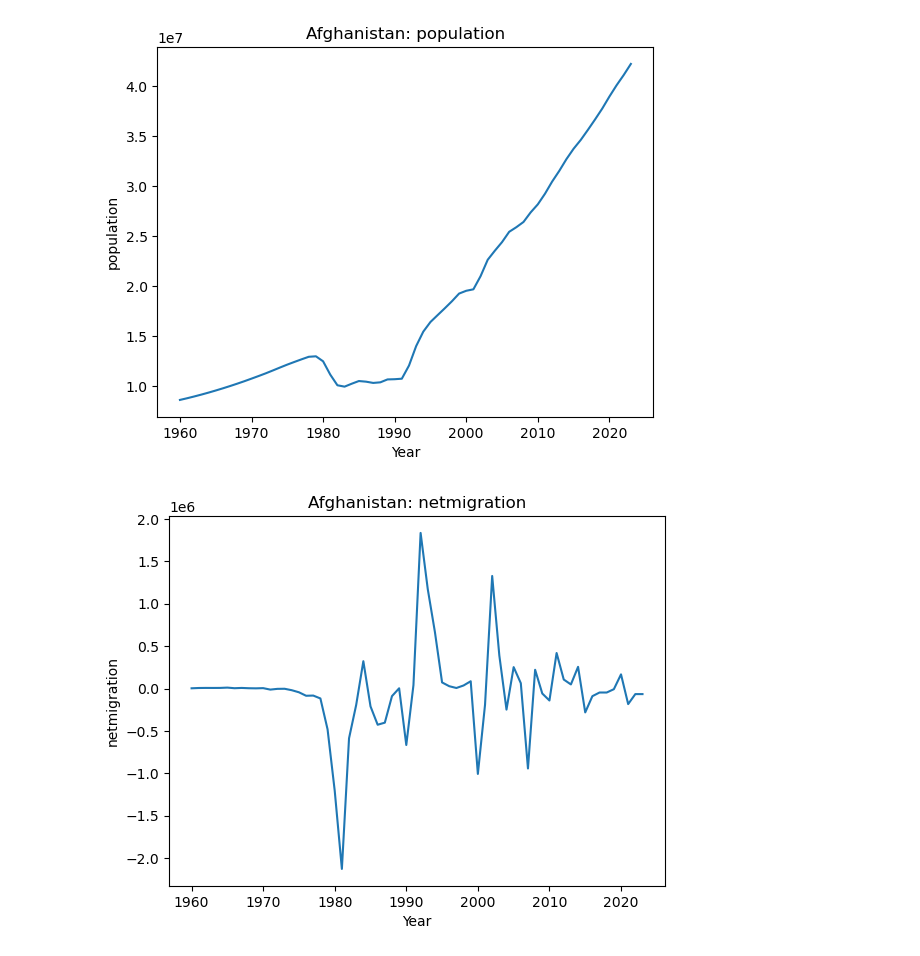
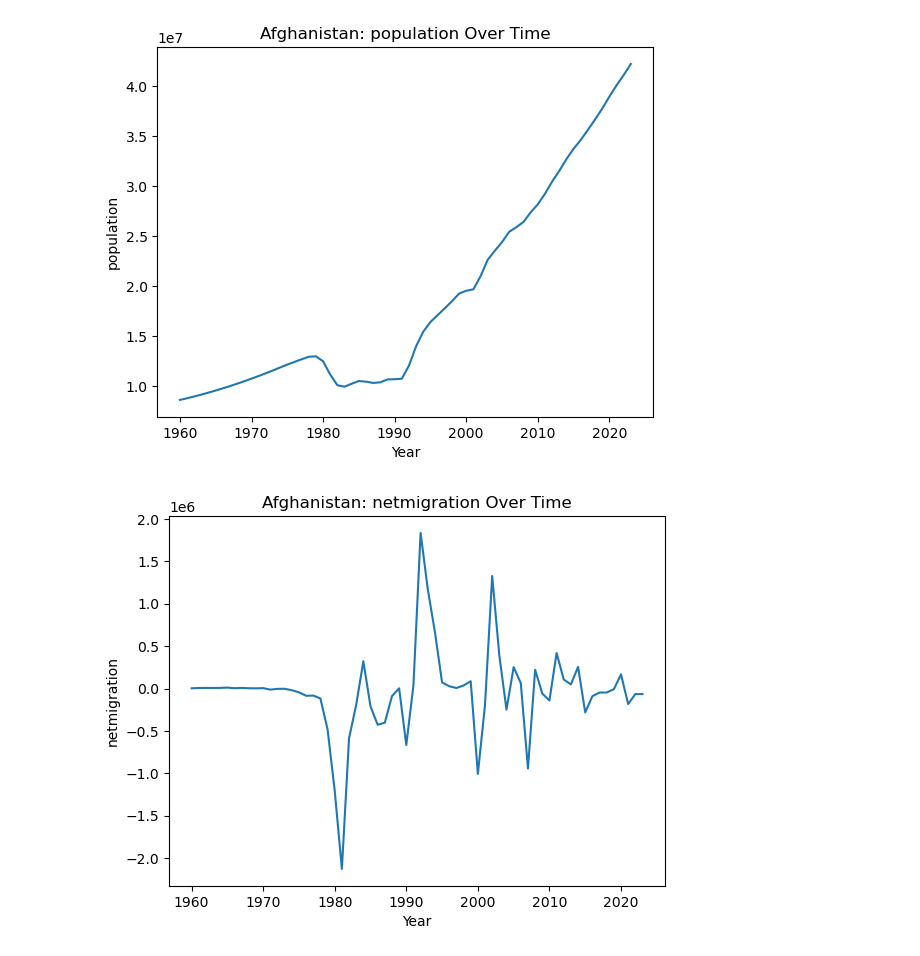
Before and after one commit to 3028Bikalpa/STATS201_project_Bikki, a Jupyter notebook: project_code.ipynb, the cells around one changed output. Cells and saved outputs as stored; diff of their text form; code cells hidden in the pictures.

```diff
--- a/project_code.ipynb
+++ b/project_code.ipynb
@@ -14,0 +22,6 @@ df_raw.shape
+# %%
+# Load dataset from local directory
+df_raw = pd.read_csv("world_pop_mig_186_countries.csv")
+
+# Inspect dataset shape and first few rows
+df_raw.shape
@@ -41,7 +65,10 @@ df = df.sort_values([country_col, year_col]).reset_index(drop=True)
 # %%
+# Identify numeric columns
 numeric_cols = df.select_dtypes(include=[np.number]).columns.tolist()
-pop_candidates = [c for c in numeric_cols if ("pop" in c) or ("population" in c)]
-mig_candidates = [c for c in numeric_cols if ("mig" in c) or ("migration" in c)]
 
-(pop_candidates[:10], mig_candidates[:10], df.isna().mean().sort_values(ascending=False).head(15))
+# Identify population and migration-related variables
+pop_candidates = [c for c in numeric_cols if "pop" in c]
+mig_candidates = [c for c in numeric_cols if "mig" in c or "migration" in c]
+
+pop_candidates, mig_candidates
 # %% [output]
@@ -56,14 +80,18 @@ mig_candidates = [c for c in numeric_cols if ("mig" in c) or ("migration" in c)]
 # %%
-POP_COL = pop_candidates[0] if pop_candidates else None
-MIG_COL = mig_candidates[0] if mig_candidates else None
+POP_COL = pop_candidates[0]
+MIG_COL = mig_candidates[0]
 
-assert POP_COL is not None, "Set POP_COL manually."
-assert MIG_COL is not None, "Set MIG_COL manually."
+# Lagged population
+df["pop_lag1"] = df.groupby(country_col)[POP_COL].shift(1)
 
-df["pop_lag1"] = df.groupby(country_col)[POP_COL].shift(1)
+# Population growth rate
 df["pop_growth_rate"] = (df[POP_COL] - df["pop_lag1"]) / df["pop_lag1"]
+
+# Lagged migration
 df["mig_lag1"] = df.groupby(country_col)[MIG_COL].shift(1)
+
+# Log population for scale normalization
 df["log_pop"] = np.log(df[POP_COL].replace({0: np.nan}))
 
-df[[country_col, year_col, POP_COL, MIG_COL, "pop_growth_rate", "mig_lag1", "log_pop"]].head(12)
+df[[country_col, year_col, POP_COL, MIG_COL, "pop_growth_rate"]].head()
 # %% [output]
@@ -116,19 +151,29 @@ top_countries
 # %%
+# Select a small subset of countries for visualization
+# We use countries with the highest number of observations to ensure complete time series
+top_countries = df[country_col].value_counts().head(3).index.tolist()
+
+# Plot population and migration trends over time for selected countries
 for c in top_countries:
+
+    # Subset data for a single country and sort by year
     d = df[df[country_col] == c].sort_values(year_col)
+
+    # Plot population over time
     plt.figure()
     plt.plot(d[year_col], d[POP_COL])
-    plt.title(f"{c}: {POP_COL}")
+    plt.title(f"{c}: {POP_COL} Over Time")
     plt.xlabel("Year")
     plt.ylabel(POP_COL)
     plt.show()
 
+    # Plot migration over time
     plt.figure()
     plt.plot(d[year_col], d[MIG_COL])
-    plt.title(f"{c}: {MIG_COL}")
+    plt.title(f"{c}: {MIG_COL} Over Time")
     plt.xlabel("Year")
     plt.ylabel(MIG_COL)
     plt.show()
 # %% [output]
-[figure, old version]
+[figure, new version]
-[figure, old version]
+[figure, new version]
```
Also changed, not shown: parts of 17 cells of this notebook, 2 other files.
